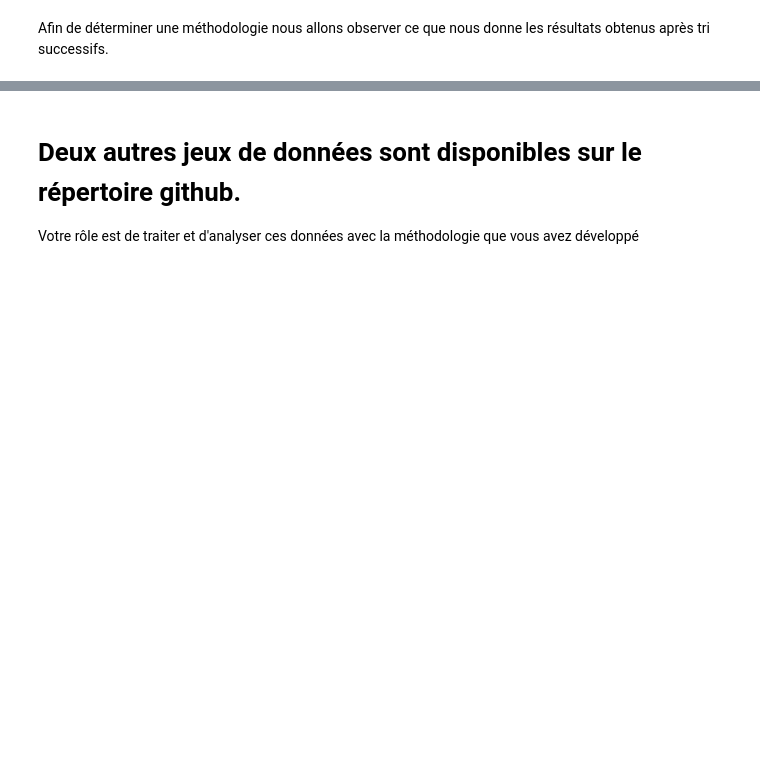
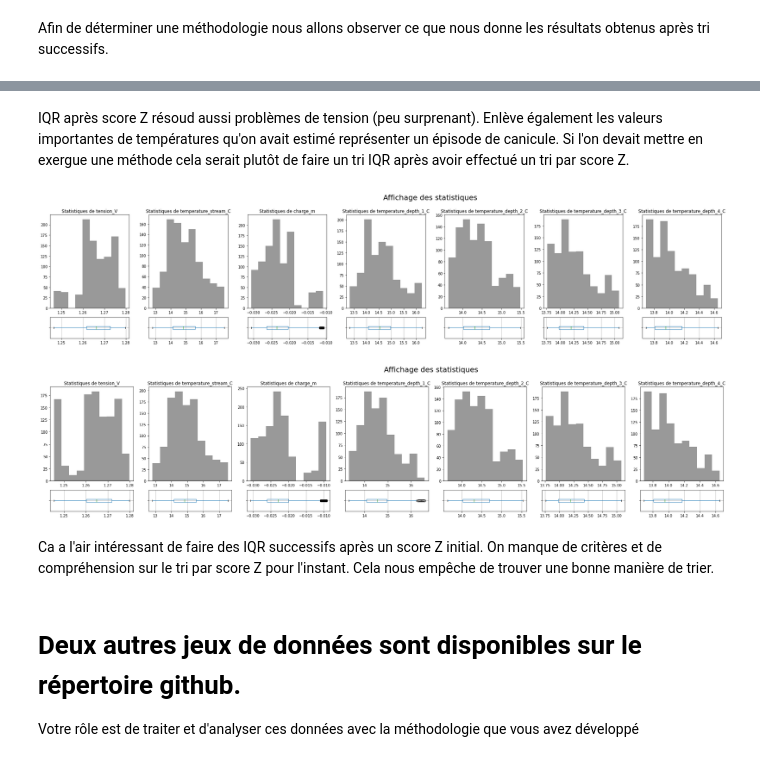
Before and after one commit to ameliemelorene/MOLONARI_1D_RESOURCES, a Jupyter notebook: Students/BONIN-IMPEROR.ipynb, the cells around one changed output, grey strips where cells are left out. Saved outputs shown, nothing was run; the diff lists cells and outputs as text; code cells hidden in the pictures; blank space fills up the shorter version.

```diff
--- a/Students/BONIN-IMPEROR.ipynb
+++ b/Students/BONIN-IMPEROR.ipynb
@@ -455,3 +479,18 @@ Afin de déterminer une méthodologie nous allons observer ce que nous donne les
+# %% [markdown]
+IQR après score Z résoud aussi problèmes de tension (peu surprenant). Enlève également les valeurs importantes de températures qu'on avait estimé représenter un épisode de canicule. Si l'on devait mettre en exergue une méthode cela serait plutôt de faire un tri IQR après avoir effectué un tri par score Z.
+# %%
+#pour voir un peu ce que ça donne, on va faire un tri score Z puis un tri IQR puis on va retester de faire soit un IQR soit un score Z.
+capteur_riviere_Z_IQR_IQR=tri_IQR_riviere(capteur_riviere_Z_IQR)
+capteur_ZH_Z_IQR_IQR=tri_IQR_ZH(capteur_ZH_Z_IQR)
+capteur_riviere_Z_IQR_Z=tri_score_Z_riviere(capteur_riviere_Z_IQR)
+capteur_ZH_Z_IQR_Z=tri_score_Z_ZH(capteur_ZH_Z_IQR)
+affiche_tout(capteur_riviere_Z_IQR_IQR,capteur_ZH_Z_IQR_IQR)
+affiche_tout(capteur_riviere_Z_IQR_Z,capteur_ZH_Z_IQR_Z)
+# %% [output]
+[figure, added]
+[figure, added]
+# %% [markdown]
+Ca a l'air intéressant de faire des IQR successifs après un score Z initial. On manque de critères et de compréhension sur le tri par score Z pour l'instant. Cela nous empêche de trouver une bonne manière de trier.
 # %% [markdown]
 # Deux autres jeux de données sont disponibles sur le répertoire github.
 Votre rôle est de traiter et d'analyser ces données avec la méthodologie que vous avez développé
```
Also changed, not shown: parts of 3 cells of this notebook.
